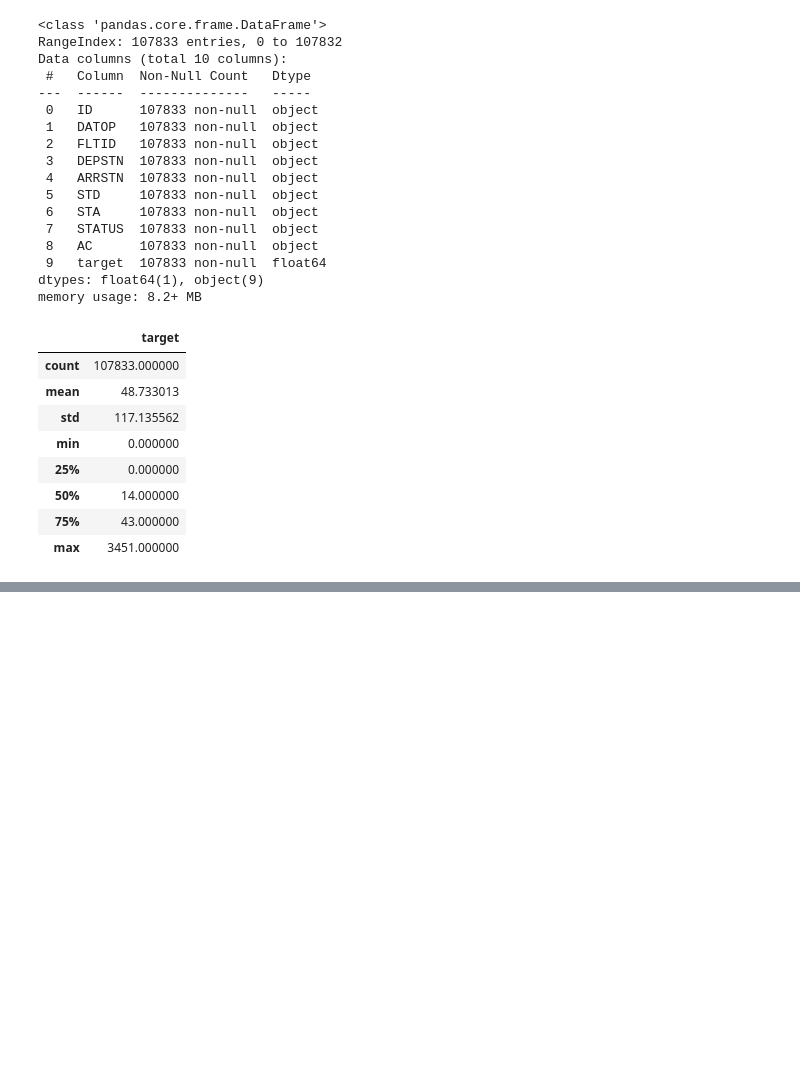
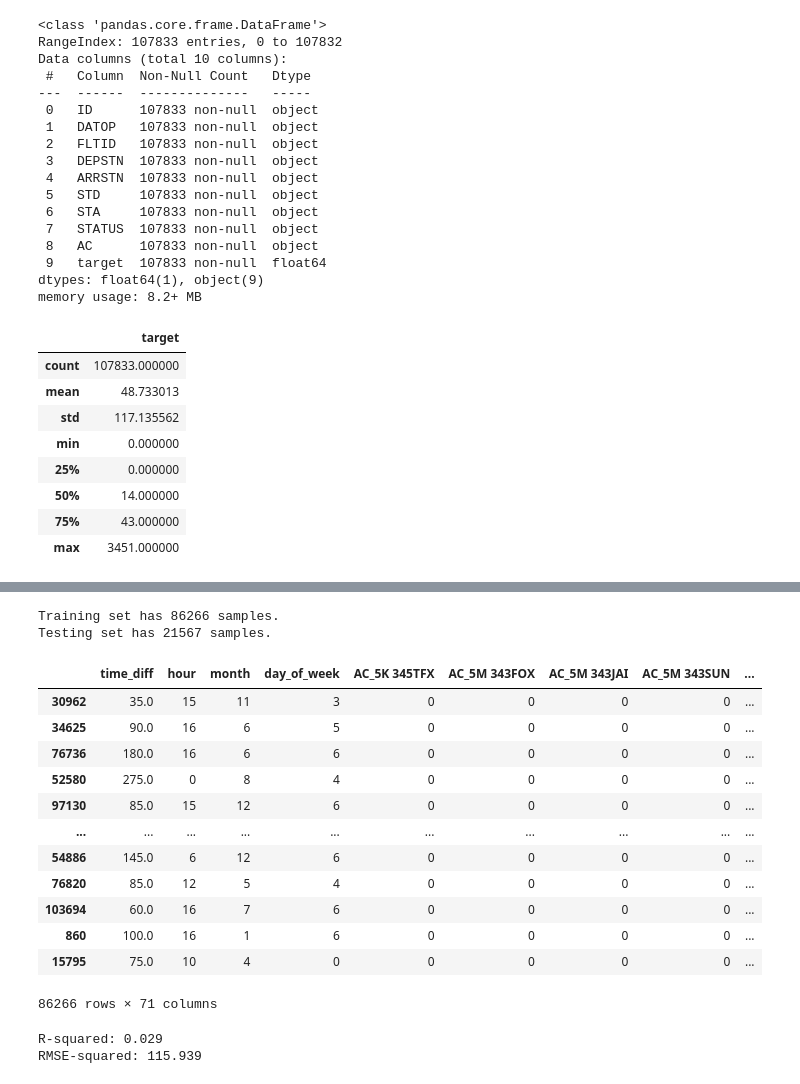
Before and after one commit to pwerden/ds-ml-flight-delay-prediction, a Jupyter notebook: flight_delay.ipynb, the cells around one changed output, grey strips where cells are left out. Cells and saved outputs as stored; diff of their text form; code cells hidden in the pictures; blank space fills up the shorter version.

```diff
--- a/flight_delay.ipynb
+++ b/flight_delay.ipynb
@@ -173,0 +184,26 @@ sns.heatmap(df_cleaned.corr(),annot=True)
+# %%
+# Split the 'features' and 'target' data into training and testing sets
+X_train, X_test, y_train, y_test = train_test_split(features, target, test_size=0.2, random_state=RSEED)
+
+# Show the results of the split
+print ("Training set has {} samples.".format(X_train.shape[0]))
+print ("Testing set has {} samples.".format(X_test.shape[0]))
+# %% [output]
+Training set has 86266 samples.
+Testing set has 21567 samples.
+# %%
+X_train
+# %% [output]
+|  | time_diff | hour | month | day_of_week | AC_5K 345TFX | AC_5M 343FOX | AC_5M 343JAI | AC_5M 343SUN | ... |
+| 30962 | 35.0 | 15 | 11 | 3 | 0 | 0 | 0 | 0 | ... |
+| 34625 | 90.0 | 16 | 6 | 5 | 0 | 0 | 0 | 0 | ... |
+| 76736 | 180.0 | 16 | 6 | 6 | 0 | 0 | 0 | 0 | ... |
+| 52580 | 275.0 | 0 | 8 | 4 | 0 | 0 | 0 | 0 | ... |
+| 97130 | 85.0 | 15 | 12 | 6 | 0 | 0 | 0 | 0 | ... |
+| ... | ... | ... | ... | ... | ... | ... | ... | ... | ... |
+| 54886 | 145.0 | 6 | 12 | 6 | 0 | 0 | 0 | 0 | ... |
+| 76820 | 85.0 | 12 | 5 | 4 | 0 | 0 | 0 | 0 | ... |
+| 103694 | 60.0 | 16 | 7 | 6 | 0 | 0 | 0 | 0 | ... |
+| 860 | 100.0 | 16 | 1 | 6 | 0 | 0 | 0 | 0 | ... |
+| 15795 | 75.0 | 10 | 4 | 0 | 0 | 0 | 0 | 0 | ... |
+86266 rows × 71 columns
@@ -173,0 +217,7 @@ sns.heatmap(df_cleaned.corr(),annot=True)
+# %%
+# Calcualte the R-squared for our model
+print("R-squared:", r2_score(y_test, y_pred).round(3))
+print("RMSE-squared:", mean_squared_error(y_test, y_pred, squared=False).round(3))
+# %% [output]
+R-squared: 0.029
+RMSE-squared: 115.939
```
Also changed, not shown: parts of 37 cells of this notebook, 1 other file.
